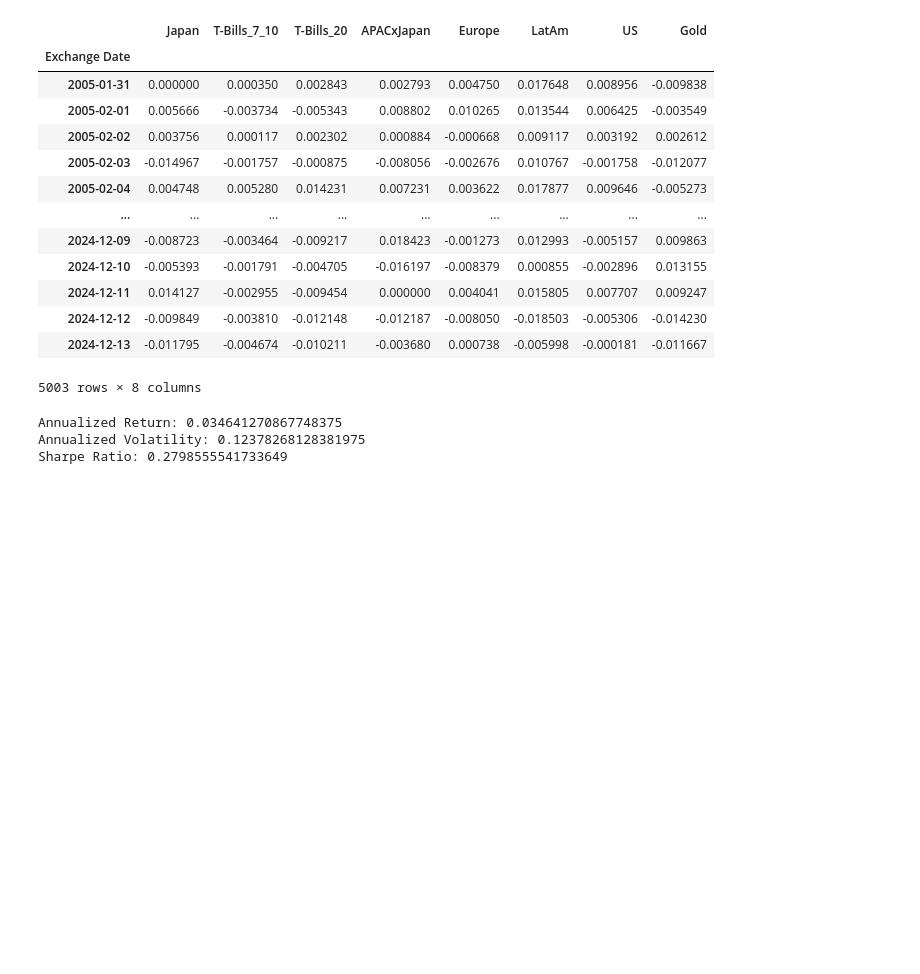
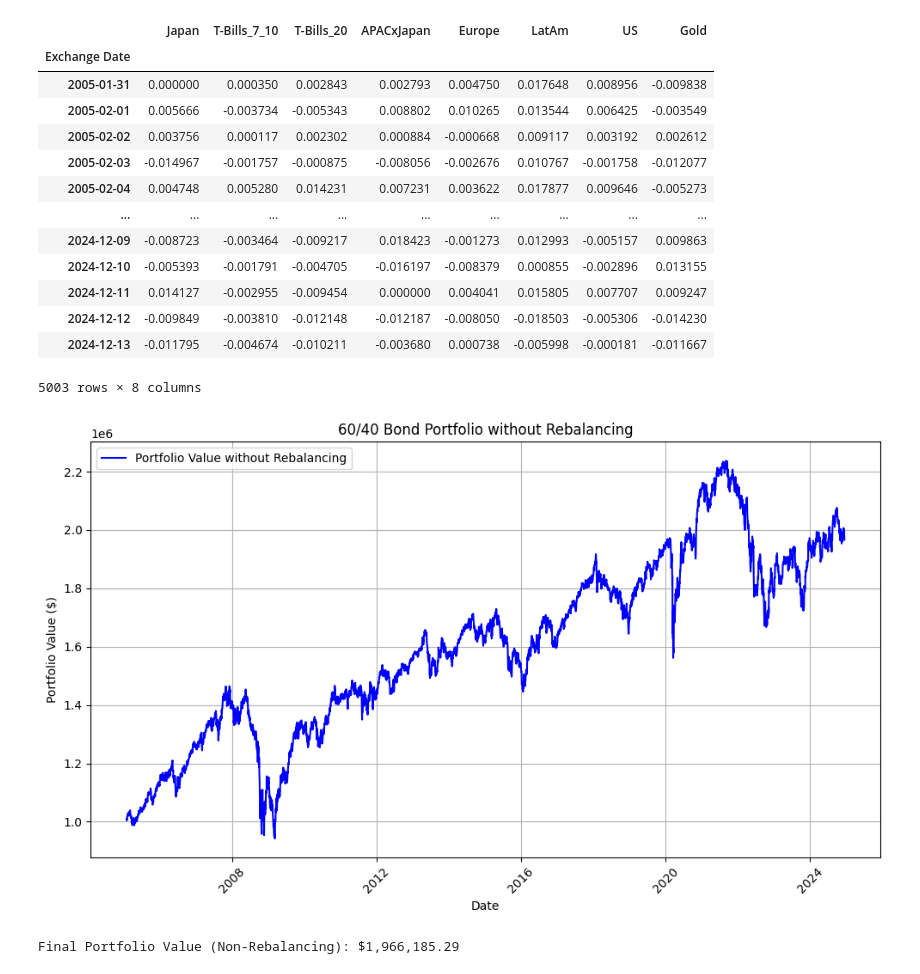
Before and after one commit to plaishev/asset_mgmt_seminar, a Jupyter notebook: 60_Equity_40_Bonds.ipynb, the cells around one changed output. Saved outputs shown, nothing was run; the diff lists cells and outputs as text; code cells hidden in the pictures; blank space fills up the shorter version.

Commit message:
MG finished 60/40 Bond ver 1.0

```diff
--- a/60_Equity_40_Bonds.ipynb
+++ b/60_Equity_40_Bonds.ipynb
@@ -102,38 +73,49 @@ returns
 | 2024-12-13 | -0.011795 | -0.004674 | -0.010211 | -0.003680 | 0.000738 | -0.005998 | -0.000181 | -0.011667 |
 5003 rows × 8 columns
 # %%
+#### 60/40 Bond Non-Rebalancing Portfolio Construction ####
+
 weights = {
     'Japan': 0.12,
     'T-Bills_7_10': 0.2,
     'T-Bills_20': 0.2,
     'APACxJapan': 0.12,
     'Europe': 0.12,
     'LatAm': 0.12,
     'US': 0.12,
     'Gold': 0.0,
 }
 
-# Calculate the portfolio return for each day
-portfolio_return = (returns[list(weights.keys())] * list(weights.values())).sum(axis=1)
+# Convert weights to a Series for alignment
+weights_series = pd.Series(weights)
+
+# Calculate daily portfolio returns
+portfolio_return = (returns[weights_series.index] * weights_series).sum(axis=1)
 
 # Calculate cumulative return
 cumulative_return = (1 + portfolio_return).cumprod() - 1
 
-# Calculate annualized return
-annualized_return = (1 + cumulative_return.iloc[-1]) ** (252 / len(portfolio_return)) - 1
+# Initial investment
+initial_investment_non_rebalancing = 1_000_000  # $1 million
 
-# Calculate annualized volatility (standard deviation of returns)
-annualized_volatility = portfolio_return.std() * (252 ** 0.5)
+# Calculate portfolio value over time (non-rebalanced)
+portfolio_value_non_rebalancing = initial_investment_non_rebalancing * (1 + cumulative_return)
 
-# Sharpe ratio (assuming risk-free rate of 0%)
-sharpe_ratio = annualized_return / annualized_volatility
+# Plot the portfolio value
+plt.figure(figsize=(10, 6))
+plt.plot(portfolio_value_non_rebalancing, label='Portfolio Value without Rebalancing', color='blue')
+plt.title('60/40 Bond Portfolio without Rebalancing')
+plt.xlabel('Date')
+plt.ylabel('Portfolio Value ($)')
+plt.legend()
+plt.grid(True)
+plt.xticks(rotation=45)
+plt.tight_layout()
+plt.show()
 
-# Print results
-print(f"Annualized Return: {annualized_return}")
-print(f"Annualized Volatility: {annualized_volatility}")
-print(f"Sharpe Ratio: {sharpe_ratio}")
+# Print final portfolio value
+print(f"Final Portfolio Value (Non-Rebalancing): ${portfolio_value_non_rebalancing.iloc[-1]:,.2f}")
 # %% [output]
+[figure, added]
-Annualized Return: 0.034641270867748375
-Annualized Volatility: 0.12378268128381975
-Sharpe Ratio: 0.2798555541733649
+Final Portfolio Value (Non-Rebalancing): $1,966,185.29
 # %%
```
Also changed, not shown: parts of 10 cells of this notebook.
